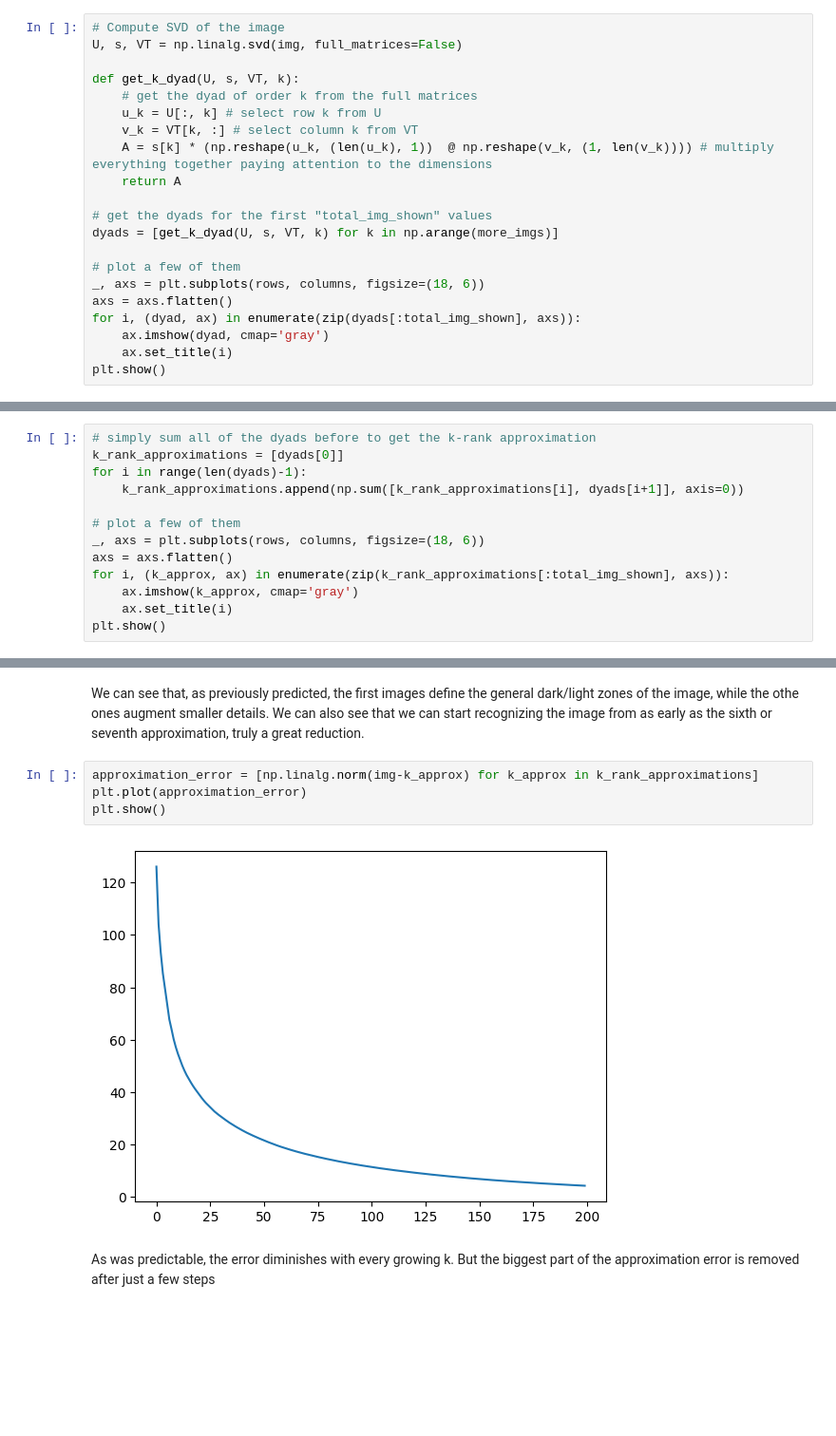
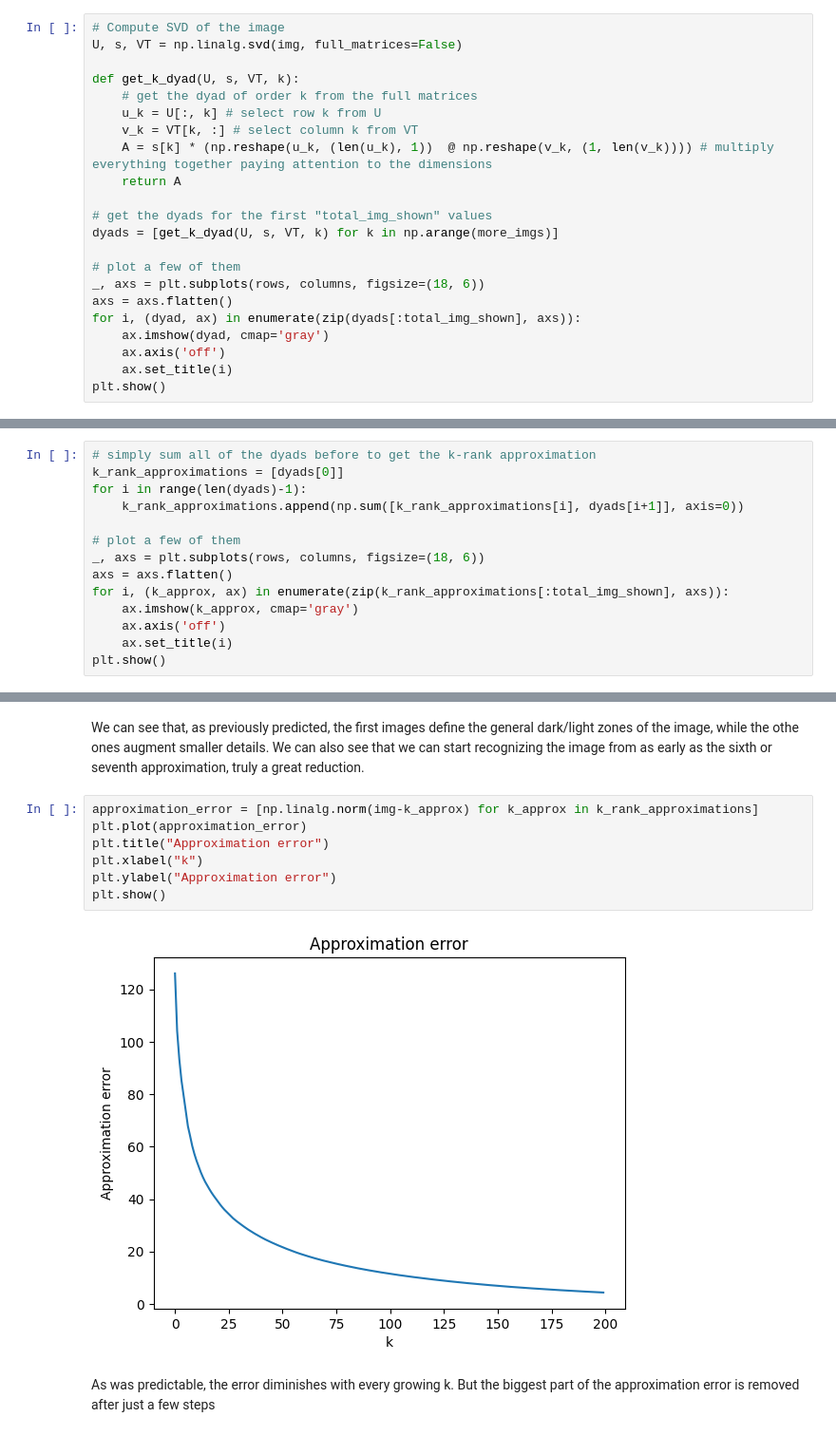
Before and after one commit to MarcelloCeresini/StatMatMethodsAI, a Jupyter notebook: src/Homework2.ipynb, the cells around one changed output, grey strips where cells are left out. Shown at 95% size. Drawn from its saved outputs; the diff is of its cells as text; blank space fills up the shorter version.

Commit message:
improved graphs hmk2

```diff
--- a/src/Homework2.ipynb
+++ b/src/Homework2.ipynb
@@ -458,6 +459,7 @@ _, axs = plt.subplots(rows, columns, figsize=(18, 6))
 axs = axs.flatten()
 for i, (dyad, ax) in enumerate(zip(dyads[:total_img_shown], axs)):
     ax.imshow(dyad, cmap='gray')
+    ax.axis('off')
     ax.set_title(i)
 plt.show()
 # %% [output]
@@ -495,6 +501,7 @@ _, axs = plt.subplots(rows, columns, figsize=(18, 6))
 axs = axs.flatten()
 for i, (k_approx, ax) in enumerate(zip(k_rank_approximations[:total_img_shown], axs)):
     ax.imshow(k_approx, cmap='gray')
+    ax.axis('off')
     ax.set_title(i)
 plt.show()
 # %% [output]
@@ -504,9 +511,12 @@ We can see that, as previously predicted, the first images define the general da
 # %%
 approximation_error = [np.linalg.norm(img-k_approx) for k_approx in k_rank_approximations]
 plt.plot(approximation_error)
+plt.title("Approximation error")
+plt.xlabel("k")
+plt.ylabel("Approximation error")
 plt.show()
 # %% [output]
-[figure, old version]
+[figure, new version]
 # %% [markdown]
 As was predictable, the error diminishes with every growing k. But the biggest part of the approximation error is removed after just a few steps
 # %%
```
Also changed, not shown: parts of 5 cells of this notebook.
